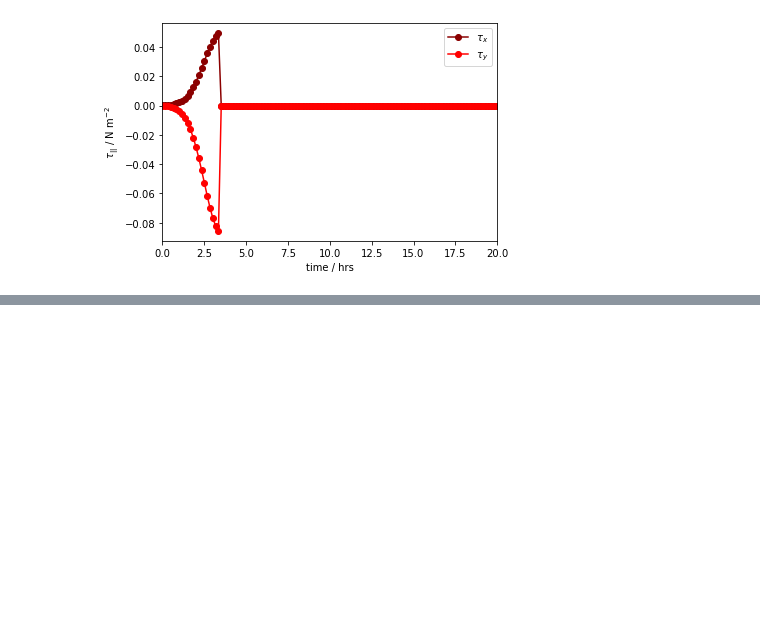
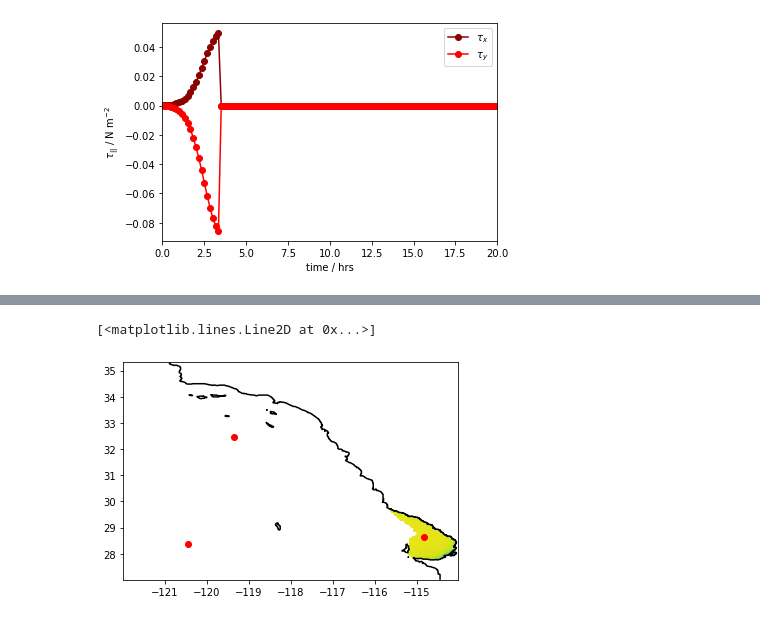
Before and after one commit to anakarinarm/notebooks_SVB, a Jupyter notebook: MITgcm/domain5/wind_and_kinetic_energy.ipynb, the cells around one changed output, grey strips where cells are left out. Cells and saved outputs as stored; diff of their text form; code cells hidden in the pictures; blank space fills up the shorter version.

```diff
--- a/MITgcm/domain5/wind_and_kinetic_energy.ipynb
+++ b/MITgcm/domain5/wind_and_kinetic_energy.ipynb
@@ -145,3 +167,23 @@ tend=144
+# %%
+# Select only SVB area:
+# Add an inverse mask of noSVB mask and SVB mask,
+# that way only cells in the bay are not NaN
+
+onlySVB = ~maskNoSVB+maskSVB
+
+plt.pcolormesh(lon[:nx-1],lat[:ny-1],np.ma.masked_array(P[20,:,:],mask=onlySVB[0,:ny-1,:nx-1]))
+plt.contour(lon,lat,depth_bay,levels=[0], colors=['k'])
+
+p1 = [100,100]
+p2 = [460,120]
+p3 = [170,400]
+
+plt.plot(lon[p1[0]],lat[p1[1]],'ro')
+plt.plot(lon[p2[0]],lat[p2[1]],'ro')
+plt.plot(lon[p3[0]],lat[p3[1]],'ro')
+# %% [output]
+[<matplotlib.lines.Line2D at 0x...>]
+[figure, added]
 # %%
 # Calclulate energy flux in J/s over whole domain (surface integrated)
 # rA area tracer cells
```
Also changed, not shown: parts of 26 cells of this notebook, 1 other file.
